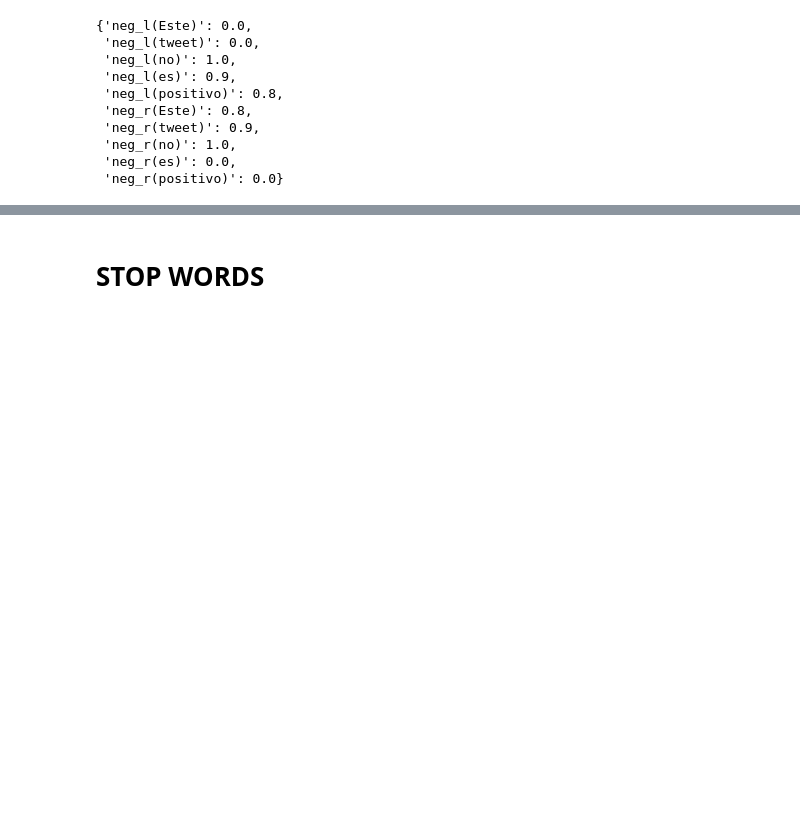
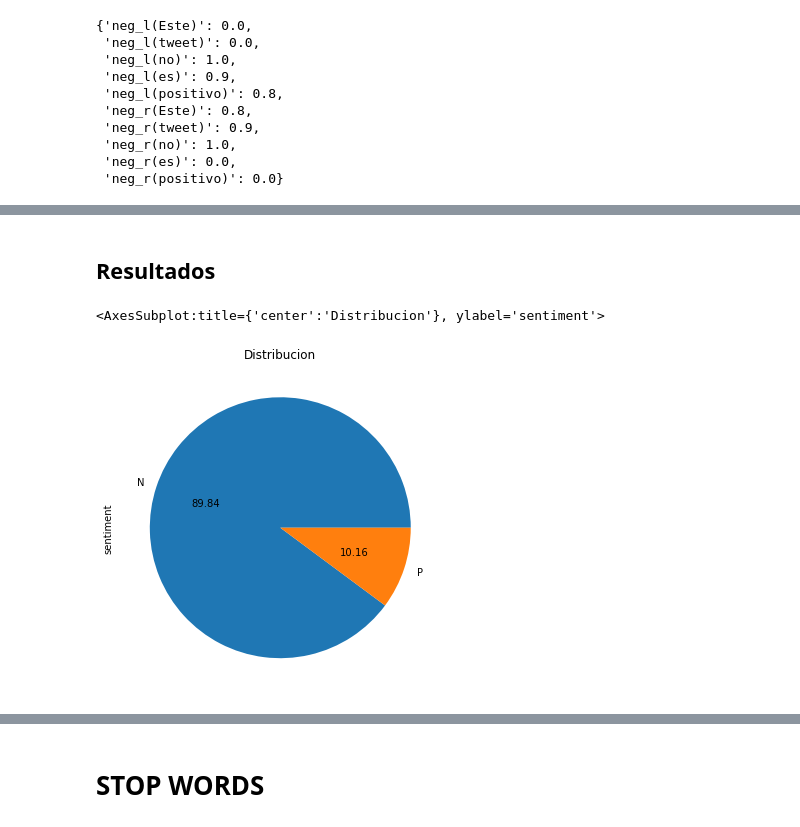
Before and after one commit to andreewD/Sentiments_Analysis, a Jupyter notebook: main.ipynb, the cells around one changed output, grey strips where cells are left out. Drawn from its saved outputs; the diff is of its cells as text; code cells hidden in the pictures; blank space fills up the shorter version.

```diff
--- a/main.ipynb
+++ b/main.ipynb
@@ -410,0 +538,6 @@ get_negation_features(text)
+# %%
+# Apply the data processing and cleaning extraction methodologies
+v_train = nltk.classify.apply_features(extract_features,sentiment_train_tweets)
+v_train_full = nltk.classify.apply_features(extract_features,sentiment_train_tweets_full)
+v_validation = nltk.classify.apply_features(extract_features,sentiment_validation_tweets)
+v_test  = nltk.classify.apply_features(extract_features,sentiment_test_tweets)
@@ -410,0 +558,4 @@ get_negation_features(text)
+# %%
+nb_classifier = nltk.classify.NaiveBayesClassifier
+nb_class = nb_classifier.train(v_train)
+print ("Accuracy del modelo = ", nltk.classify.accuracy(nb_class, v_validation))
@@ -410,0 +564,5 @@ get_negation_features(text)
+# %%
+nb_class = nb_classifier.train(v_train_full)
+test_predict = [nb_class.classify(t) for (t,s) in v_test]
+# %%
+NB_results = pd.DataFrame({'tweet': sentiment_test_tweets,'sentiment':test_predict})
@@ -410,0 +652,7 @@ get_negation_features(text)
+# %% [markdown]
+## Resultados
+# %%
+NB_results['sentiment'].value_counts().plot(kind='pie', title="Distribucion", figsize=(6,6),autopct='%.2f')
+# %% [output]
+<AxesSubplot:title={'center':'Distribucion'}, ylabel='sentiment'>
+[figure, added]
```
Also changed, not shown: parts of 45 cells of this notebook, 6 other files.
